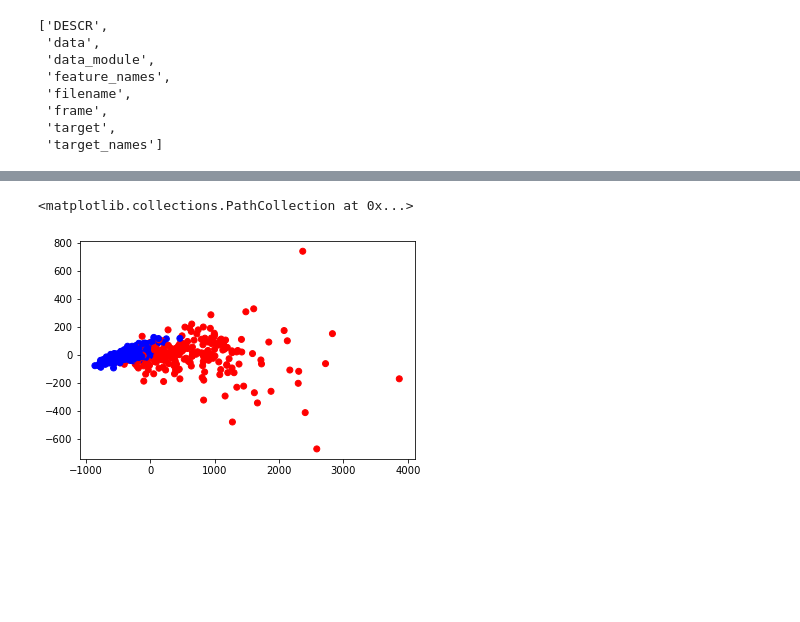
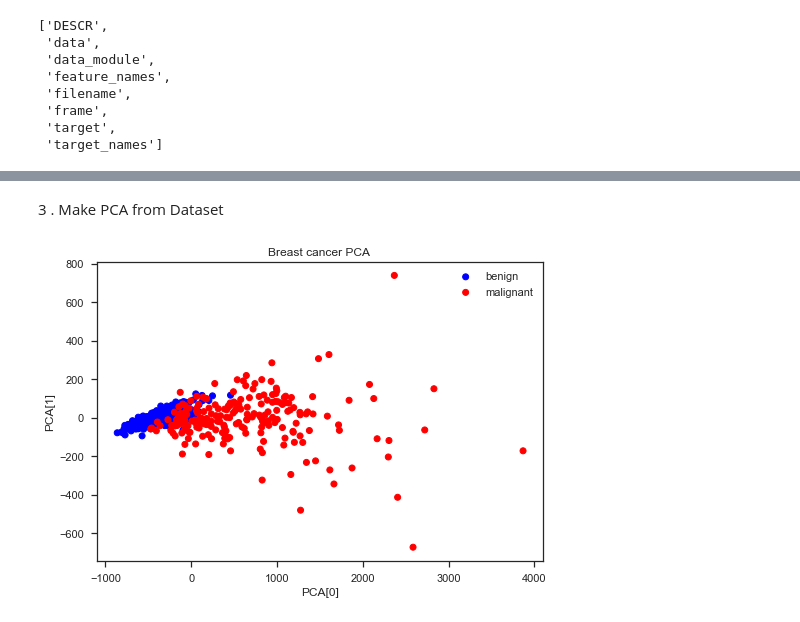
Before and after one commit to DavidDrumond/Python-portifolio, a Jupyter notebook: Breast_cancer/Breast_Cancer.ipynb, the cells around one changed output, grey strips where cells are left out. Drawn from its saved outputs; the diff is of its cells as text; code cells hidden in the pictures; blank space fills up the shorter version.

```diff
--- a/Breast_cancer/Breast_Cancer.ipynb
+++ b/Breast_cancer/Breast_Cancer.ipynb
@@ -41,12 +55,27 @@ df.describe()
 | freq | 4 | 3 | 3 | 3 | 5 | 3 | ... |
 4 rows × 31 columns
-# %%
-pca = PCA(n_components= 2).fit_transform(X)
-
-fig, axes = plt.subplots()
-colours = ["red" if i ==0 else "blue" for i in Y]
-axes.scatter(pca[:,0], pca[:,1], c = colours)
-plt.title("Breaast cancer PCA ")
-# %% [output]
-<matplotlib.collections.PathCollection at 0x...>
-[figure, removed]
+# %% [markdown]
+3 . Make PCA from Dataset
+# %%
+pca = PCA(n_components= 2).fit_transform(X)
+
+pca_g1 = np.array([[pca[i][0] , pca[i][1]] for i in range(pca.shape[0]) if Yn[i] == 'benign'])
+pca_g2 = np.array([[pca[i][0] , pca[i][1]] for i in range(pca.shape[0]) if Yn[i] == 'malignant'])
+
+
+
+label1 = ["blue" for i in range(pca.shape[0]) if Yn[i] == 'benign']
+label2 = ["red" for i in range(pca.shape[0]) if Yn[i] == 'malignant']
+
+
+fig, axes = plt.subplots()
+scatter = axes.scatter(pca_g1[:,0], pca_g1[:,1], c =label1, label= "benign")
+scatter = axes.scatter(pca_g2[:,0], pca_g2[:,1], c=label2 , label='malignant' )
+
+plt.legend()
+plt.title("Breast cancer PCA ")
+plt.xlabel("PCA[0]")
+plt.ylabel("PCA[1]")
+plt.show()
+# %% [output]
+[figure, added]
```
Also changed, not shown: parts of 12 cells of this notebook.
